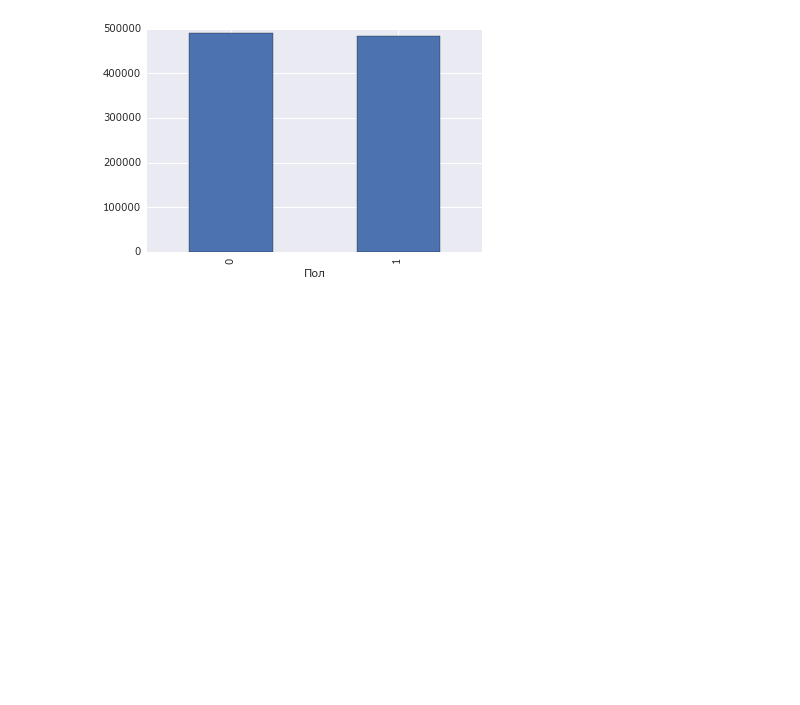
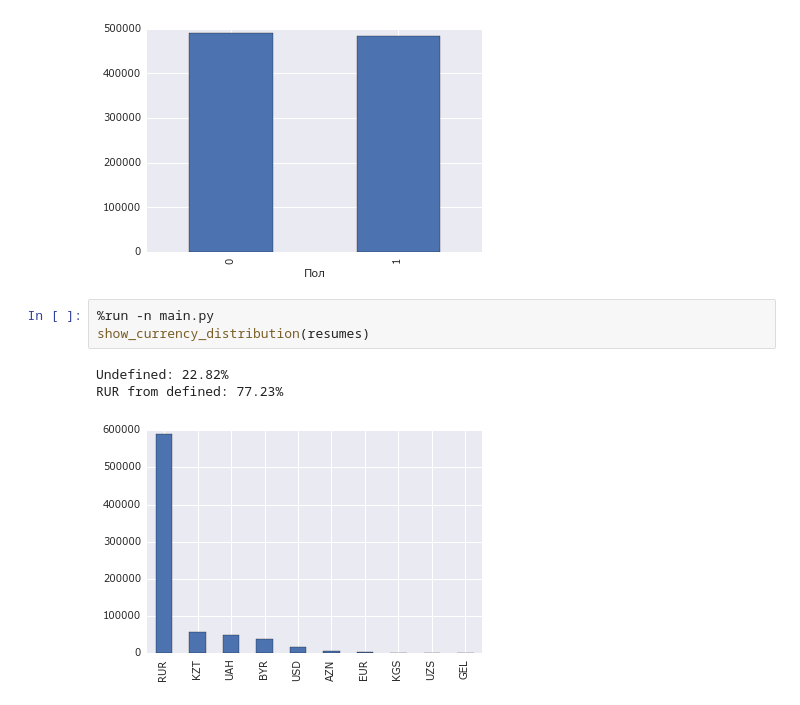
Before and after one commit to kuk/analyze-hh-resume, a Jupyter notebook: notes.ipynb, the cells around one changed output. Saved outputs shown, nothing was run; the diff lists cells and outputs as text; blank space fills up the shorter version.

```diff
--- a/notes.ipynb
+++ b/notes.ipynb
@@ -28,5 +28,12 @@ show_gender_distribution(resumes)
 # %% [output]
 Undefined: 1.30%
 [figure]
+# %%
+%run -n main.py
+show_currency_distribution(resumes)
+# %% [output]
+Undefined: 22.82%
+RUR from defined: 77.23%
+[figure, added]
 # %%
 %run -n main.py
```
Also changed, not shown: parts of 1 cell of this notebook, 1 other file.
